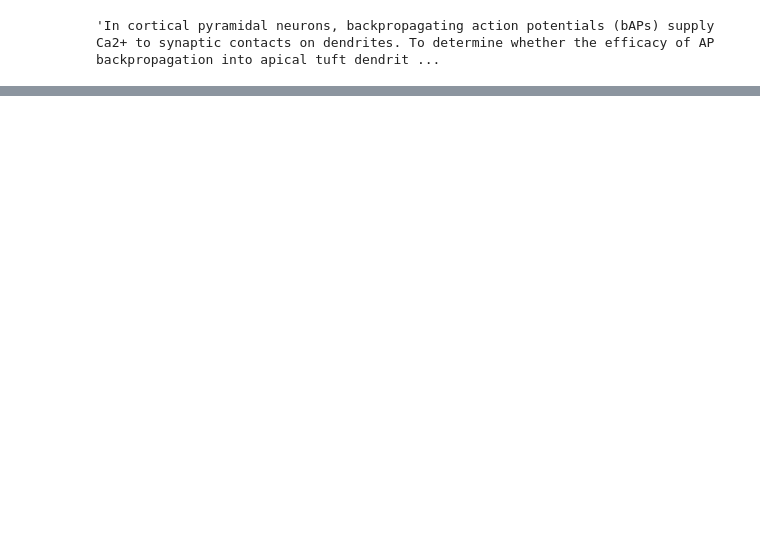
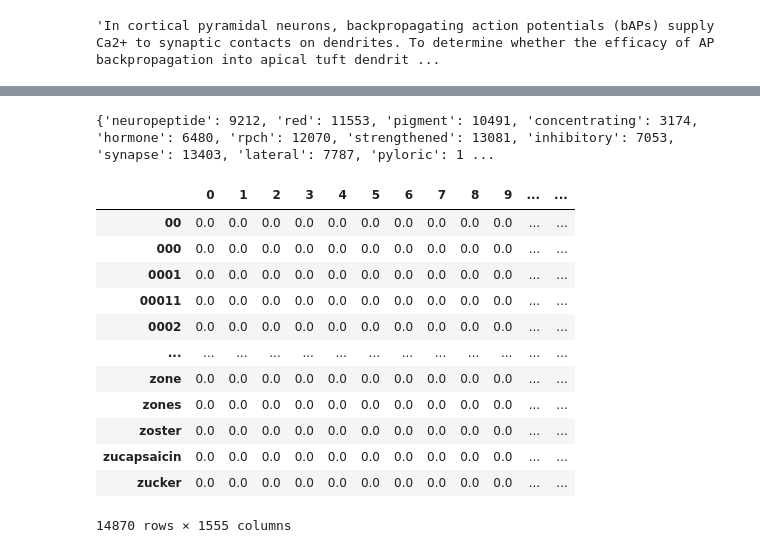
Before and after one commit to pedrozanineli/praticas-computacionais-avancadas, a Jupyter notebook: praticas_individuais/extracao abstract webofscience - zani.ipynb, the cells around one changed output, grey strips where cells are left out. Cells and saved outputs as stored; diff of their text form; code cells hidden in the pictures; blank space fills up the shorter version.

```diff
--- a/praticas_individuais/extracao abstract webofscience - zani.ipynb
+++ b/praticas_individuais/extracao abstract webofscience - zani.ipynb
@@ -258,0 +261,7 @@ list(df['Abstract'])[1006]
+# %%
+abst = list(df['Abstract'].copy())
+corpus = []
+
+for abstract in abst:
+    if str(abstract) != 'nan':
+        corpus.append(abstract)
@@ -258,0 +323,5 @@ list(df['Abstract'])[1006]
+# %%
+nltk.download('stopwords')
+nltk.download('punkt')
+
+stop_words = set(stopwords.words('english'))
@@ -258,0 +335,8 @@ list(df['Abstract'])[1006]
+# %%
+abstracts = list()
+for abst in df['Abstract']:
+    if str(abst) != 'nan':
+        abst = word_tokenize(abst)
+        filtered_words = [word for word in abst if word.lower() not in stop_words]
+        filtered_text = ' '.join(filtered_words)
+        abstracts.append(str(filtered_text))
@@ -258,0 +348,5 @@ list(df['Abstract'])[1006]
+# %%
+tfidf = TfidfVectorizer()
+csr_mat = tfidf.fit_transform(abstracts)
+words = tfidf.get_feature_names_out()
+print(csr_mat)
@@ -258,0 +371,21 @@ list(df['Abstract'])[1006]
+# %%
+print(tfidf.vocabulary_)
+# %% [output]
+{'neuropeptide': 9212, 'red': 11553, 'pigment': 10491, 'concentrating': 3174, 'hormone': 6480, 'rpch': 12070, 'strengthened': 13081, 'inhibitory': 7053, 'synapse': 13403, 'lateral': 7787, 'pyloric': 1 ...
+# %%
+df_tf_idf = pd.DataFrame(csr_mat.toarray(), columns = words)
+df_tf_idf.T
+# %% [output]
+|  | 0 | 1 | 2 | 3 | 4 | 5 | 6 | 7 | 8 | 9 | ... | ... |
+| 00 | 0.0 | 0.0 | 0.0 | 0.0 | 0.0 | 0.0 | 0.0 | 0.0 | 0.0 | 0.0 | ... | ... |
+| 000 | 0.0 | 0.0 | 0.0 | 0.0 | 0.0 | 0.0 | 0.0 | 0.0 | 0.0 | 0.0 | ... | ... |
+| 0001 | 0.0 | 0.0 | 0.0 | 0.0 | 0.0 | 0.0 | 0.0 | 0.0 | 0.0 | 0.0 | ... | ... |
+| 00011 | 0.0 | 0.0 | 0.0 | 0.0 | 0.0 | 0.0 | 0.0 | 0.0 | 0.0 | 0.0 | ... | ... |
+| 0002 | 0.0 | 0.0 | 0.0 | 0.0 | 0.0 | 0.0 | 0.0 | 0.0 | 0.0 | 0.0 | ... | ... |
+| ... | ... | ... | ... | ... | ... | ... | ... | ... | ... | ... | ... | ... |
+| zone | 0.0 | 0.0 | 0.0 | 0.0 | 0.0 | 0.0 | 0.0 | 0.0 | 0.0 | 0.0 | ... | ... |
+| zones | 0.0 | 0.0 | 0.0 | 0.0 | 0.0 | 0.0 | 0.0 | 0.0 | 0.0 | 0.0 | ... | ... |
+| zoster | 0.0 | 0.0 | 0.0 | 0.0 | 0.0 | 0.0 | 0.0 | 0.0 | 0.0 | 0.0 | ... | ... |
+| zucapsaicin | 0.0 | 0.0 | 0.0 | 0.0 | 0.0 | 0.0 | 0.0 | 0.0 | 0.0 | 0.0 | ... | ... |
+| zucker | 0.0 | 0.0 | 0.0 | 0.0 | 0.0 | 0.0 | 0.0 | 0.0 | 0.0 | 0.0 | ... | ... |
+14870 rows × 1555 columns
```
Also changed, not shown: parts of 29 cells of this notebook.
